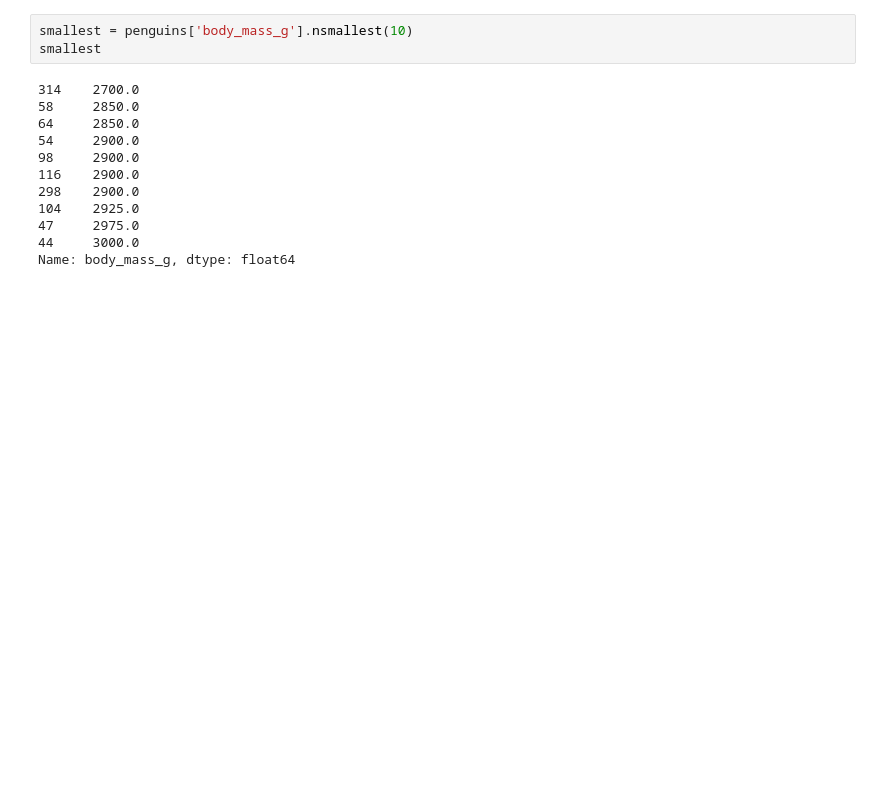
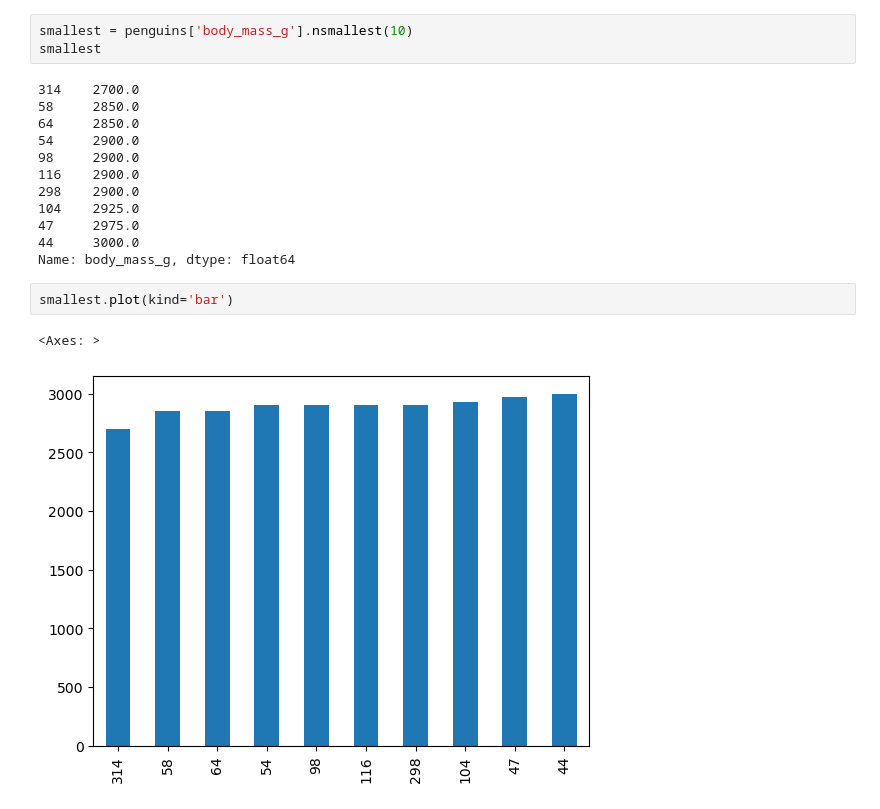
Before and after one commit to kailani-boop/eds220-in-class, a Jupyter notebook: Week1/week1-basic-plotting.ipynb, the cells around one changed output. Saved outputs shown, nothing was run; the diff lists cells and outputs as text; blank space fills up the shorter version.

```diff
--- a/Week1/week1-basic-plotting.ipynb
+++ b/Week1/week1-basic-plotting.ipynb
@@ -246,3 +241,8 @@ smallest
 47     2975.0
 44     3000.0
 Name: body_mass_g, dtype: float64
+# %%
+smallest.plot(kind='bar')
+# %% [output]
+<Axes: >
+[figure, added]
```
Also changed, not shown: parts of 7 cells of this notebook, 1 other file.
